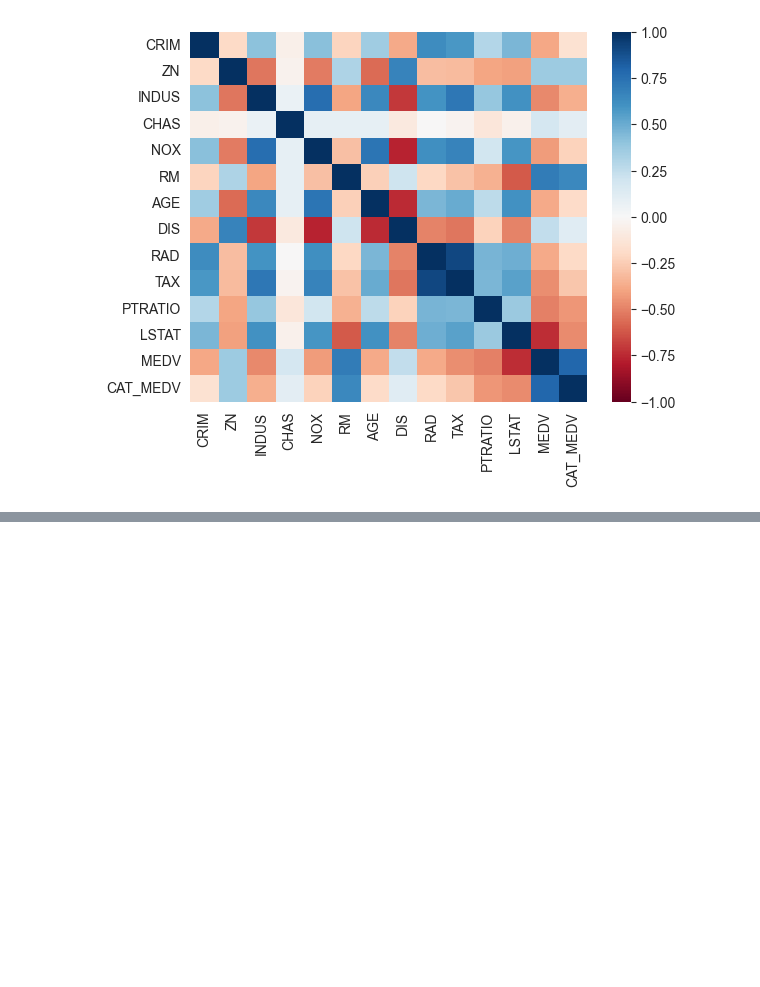
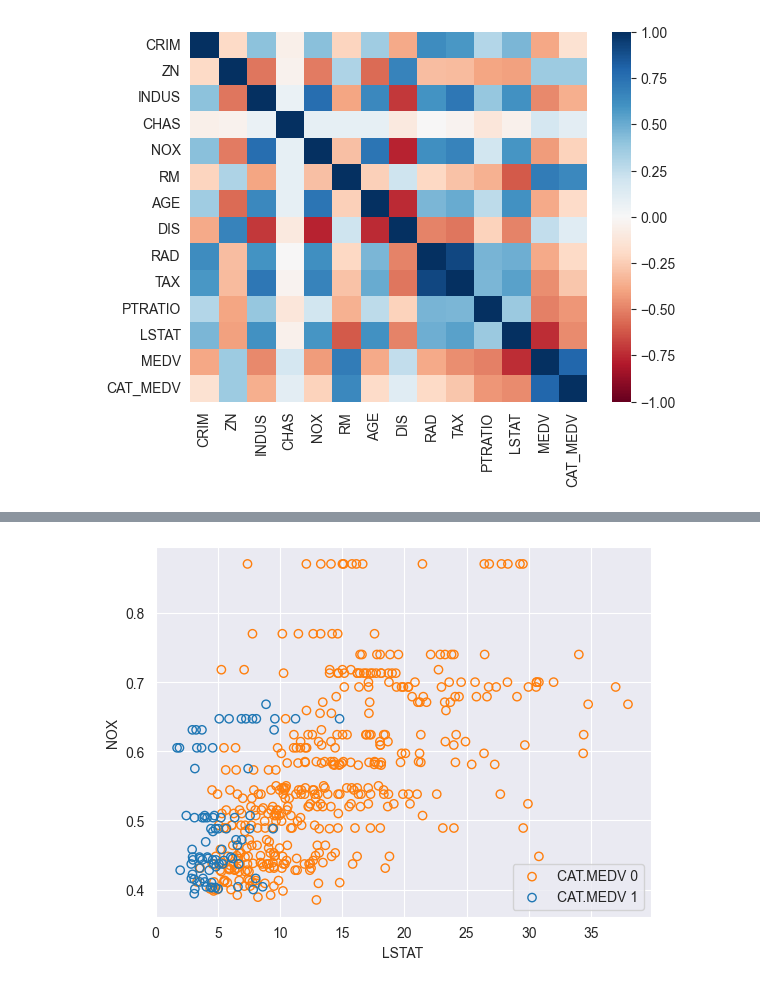
Before and after one commit to JunheeChoi/dm_class, a Jupyter notebook: 0314_dmclass.ipynb, the cells around one changed output, grey strips where cells are left out. Cells and saved outputs as stored; diff of their text form; code cells hidden in the pictures; blank space fills up the shorter version.

```diff
--- a/0314_dmclass.ipynb
+++ b/0314_dmclass.ipynb
@@ -1006,0 +1043,13 @@ fig.set_size_inches(11,7)
+# %%
+# CAT.MEDV의 데이터 포인트 0을 플로팅한 다음 1을 플로팅
+fig, ax = plt.subplots()
+for catValue, color in (0,'C1'), (1, 'C0'):
+    subset_df = housing_df[housing_df.CAT_MEDV == catValue]
+    ax.scatter(subset_df.LSTAT, subset_df.NOX, color = 'none', edgecolor = color)
+ax.set_xlabel('LSTAT')
+ax.set_ylabel('NOX')
+ax.legend(['CAT.MEDV 0', 'CAT.MEDV 1'])
+
+plt.show()
+# %% [output]
+[figure, added]
```
Also changed, not shown: parts of 7 cells of this notebook.
